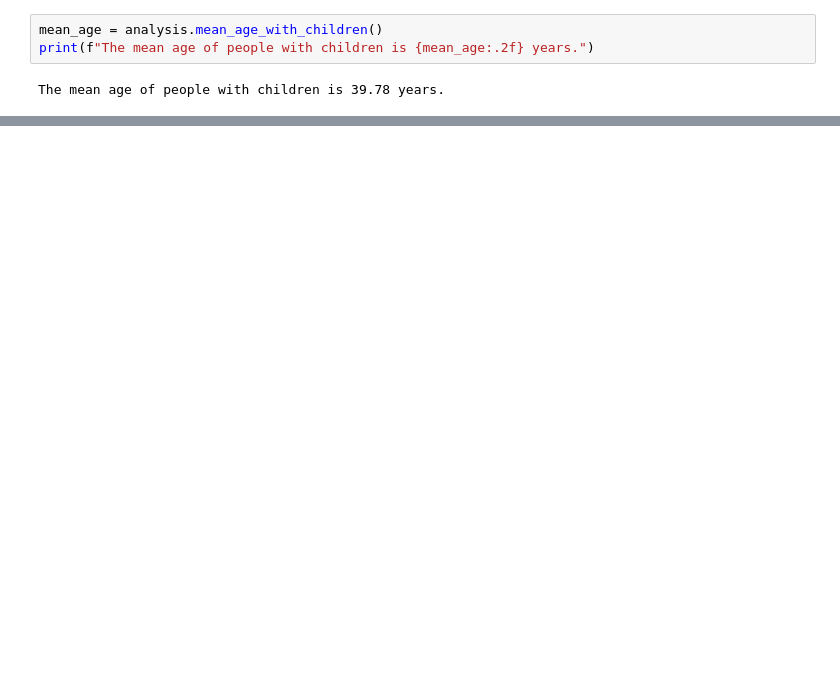
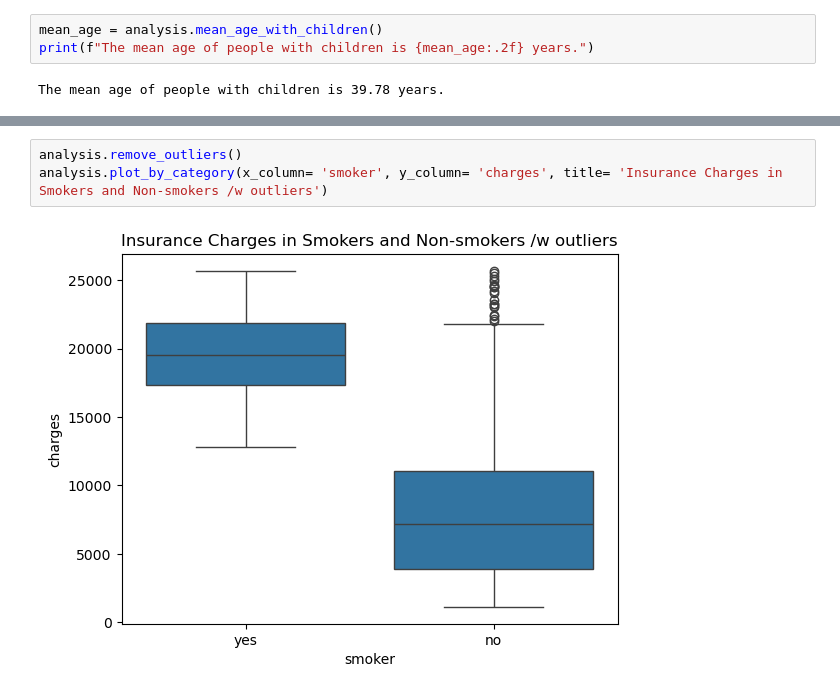
Before and after one commit to kattalyy/US_medical_insurance_data, a Jupyter notebook: US_medical_insurance.ipynb, the cells around one changed output, grey strips where cells are left out. Saved outputs shown, nothing was run; the diff lists cells and outputs as text; blank space fills up the shorter version.

```diff
--- a/US_medical_insurance.ipynb
+++ b/US_medical_insurance.ipynb
@@ -141,0 +192,5 @@ analysis.plot_sex_vs_charges()
+# %%
+analysis.remove_outliers()
+analysis.plot_by_category(x_column= 'smoker', y_column= 'charges', title= 'Insurance Charges in Smokers and Non-smokers /w outliers')
+# %% [output]
+[figure, added]
```
Also changed, not shown: parts of 22 cells of this notebook.
